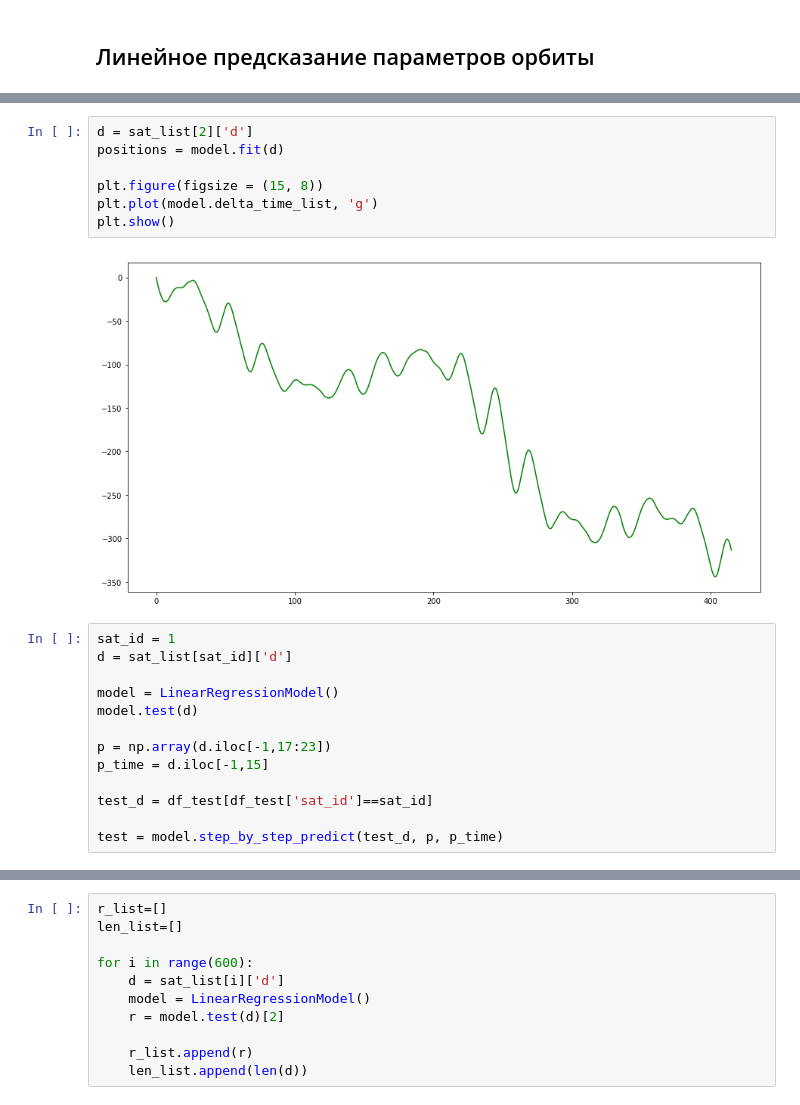
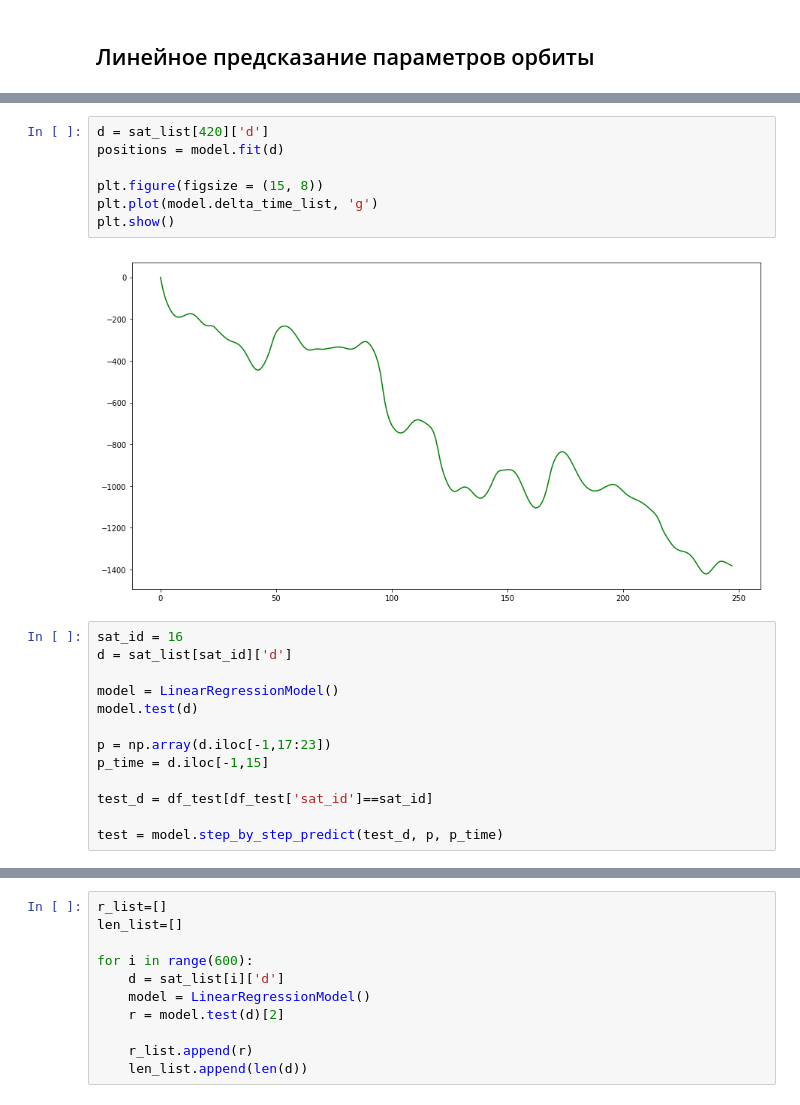
Before and after one commit to KirillRuSS/IDAO-2020, a Jupyter notebook: IDAO-2020-predictions.ipynb, the cells around one changed output, grey strips where cells are left out. Saved outputs shown, nothing was run; the diff lists cells and outputs as text.

```diff
--- a/IDAO-2020-predictions.ipynb
+++ b/IDAO-2020-predictions.ipynb
@@ -316,14 +170,14 @@ print(model.test(sat_list[sat_id]['d']))
 # %%
-d = sat_list[2]['d']
+d = sat_list[420]['d']
 positions = model.fit(d)
 
 plt.figure(figsize = (15, 8))
 plt.plot(model.delta_time_list, 'g')
 plt.show()
 # %% [output]
-[figure, old version]
+[figure, new version]
 # %%
-sat_id = 1
+sat_id = 16
 d = sat_list[sat_id]['d']
 
 model = LinearRegressionModel()
```
Also changed, not shown: parts of 13 cells of this notebook, 6 other files.
